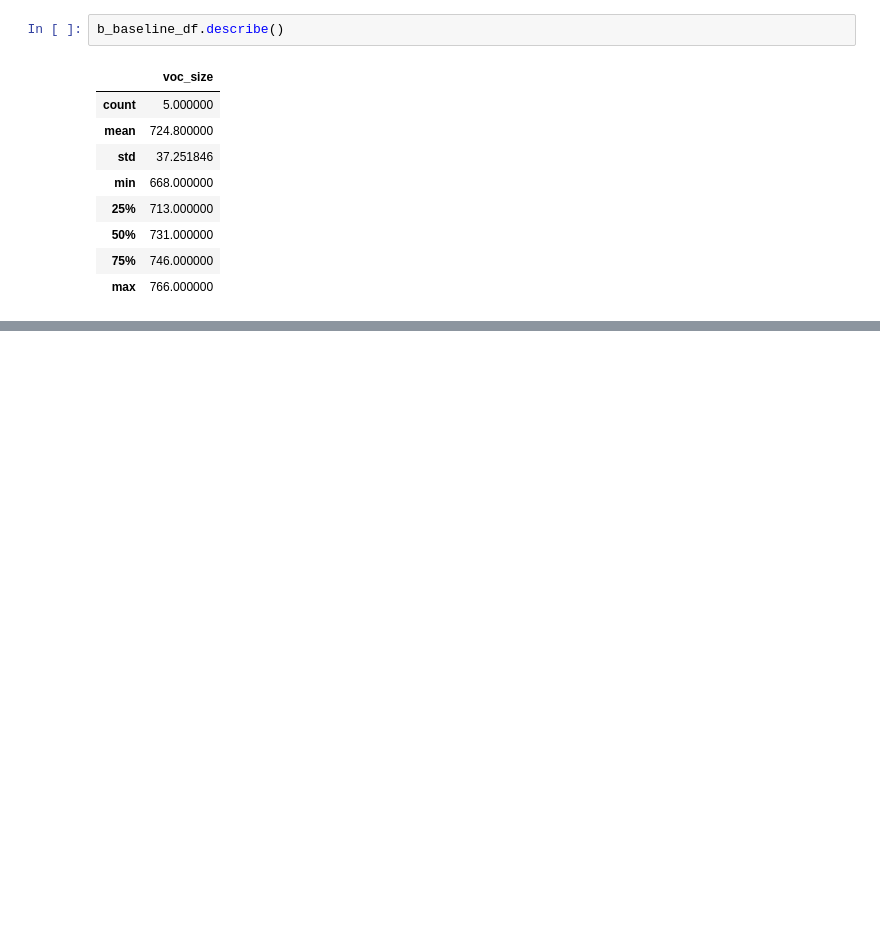
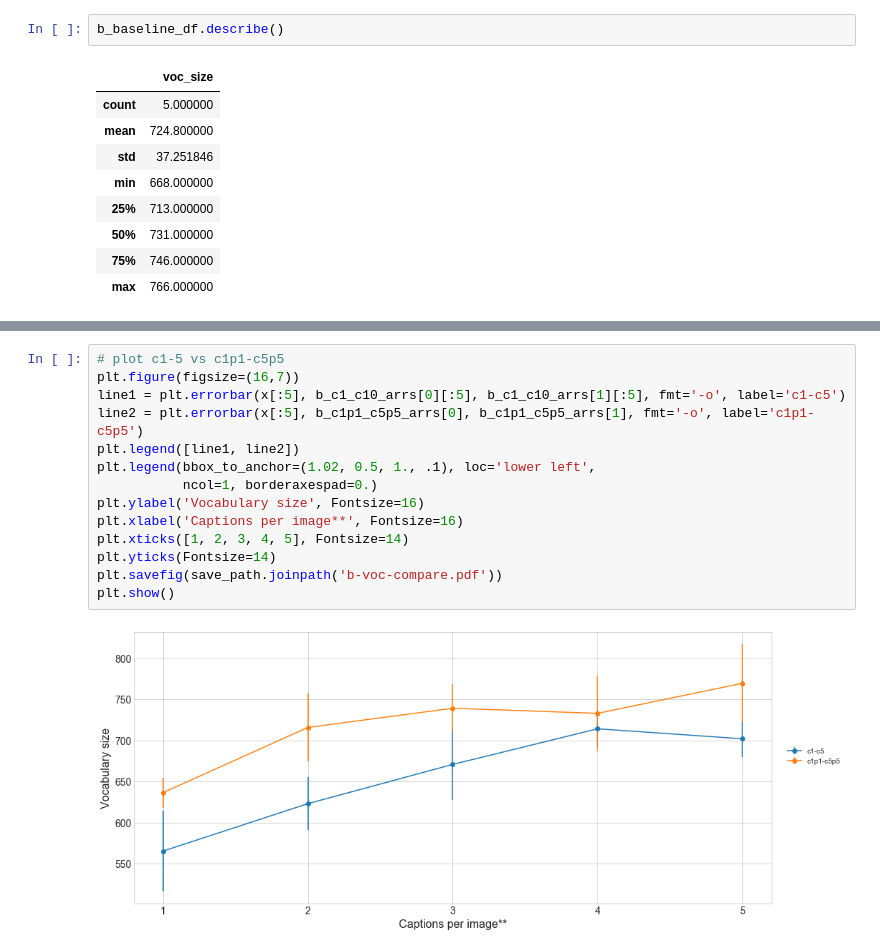
Before and after one commit to ingritu/TDT4900-Master-Thesis, a Jupyter notebook: notebooks/vocab_result.ipynb, the cells around one changed output, grey strips where cells are left out. Cells and saved outputs as stored; diff of their text form; blank space fills up the shorter version.

```diff
--- a/notebooks/vocab_result.ipynb
+++ b/notebooks/vocab_result.ipynb
@@ -197,0 +273,16 @@ b_baseline_df.describe()
+# %%
+# plot c1-5 vs c1p1-c5p5
+plt.figure(figsize=(16,7))
+line1 = plt.errorbar(x[:5], b_c1_c10_arrs[0][:5], b_c1_c10_arrs[1][:5], fmt='-o', label='c1-c5')
+line2 = plt.errorbar(x[:5], b_c1p1_c5p5_arrs[0], b_c1p1_c5p5_arrs[1], fmt='-o', label='c1p1-c5p5')
+plt.legend([line1, line2])
+plt.legend(bbox_to_anchor=(1.02, 0.5, 1., .1), loc='lower left',
+           ncol=1, borderaxespad=0.)
+plt.ylabel('Vocabulary size', Fontsize=16)
+plt.xlabel('Captions per image**', Fontsize=16)
+plt.xticks([1, 2, 3, 4, 5], Fontsize=14)
+plt.yticks(Fontsize=14)
+plt.savefig(save_path.joinpath('b-voc-compare.pdf'))
+plt.show()
+# %% [output]
+[figure, added]
```
Also changed, not shown: parts of 12 cells of this notebook, 1 other file.
